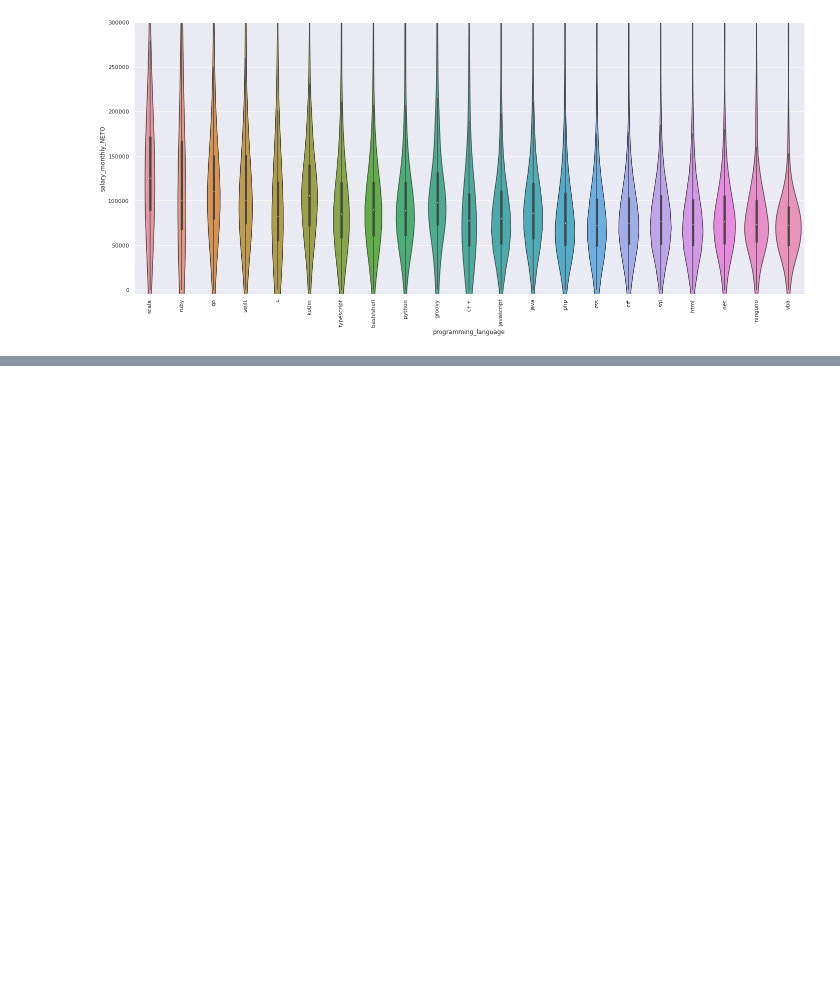
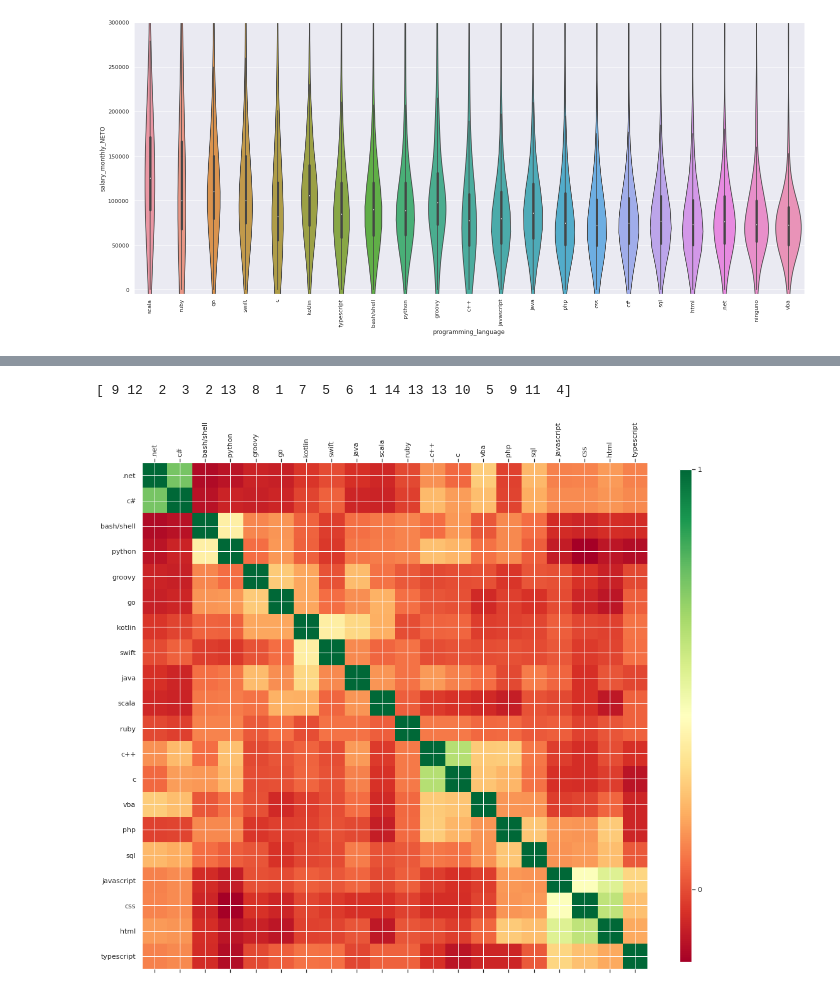
Before and after one commit to fnbellomo/DiploDatos2021, a Jupyter notebook: AyVD/Entregable_Parte_1_Natan.ipynb, the cells around one changed output, grey strips where cells are left out. Cells and saved outputs as stored; diff of their text form; code cells hidden in the pictures; blank space fills up the shorter version.

```diff
--- a/AyVD/Entregable_Parte_1_Natan.ipynb
+++ b/AyVD/Entregable_Parte_1_Natan.ipynb
@@ -291,0 +342,12 @@ for item in v.get_xticklabels():
+# %%
+X = df_lang_space.corr().values
+d = sch.distance.pdist(X)   # vector of ('55' choose 2) pairwise distances
+L = sch.linkage(d, method='centroid')
+ind = sch.fcluster(L, 0.5*d.max(), 'distance')
+columns = [df_lang_space.columns.tolist()[i] for i in list((numpy.argsort(ind)))]
+df_lang_space = df_lang_space.reindex(columns, axis=1)
+print(ind)
+plot_corr(df_lang_space, size=18)
+# %% [output]
+[ 9 12  2  3  2 13  8  1  7  5  6  1 14 13 13 10  5  9 11  4]
+[figure, added]
```
Also changed, not shown: parts of 11 cells of this notebook.
